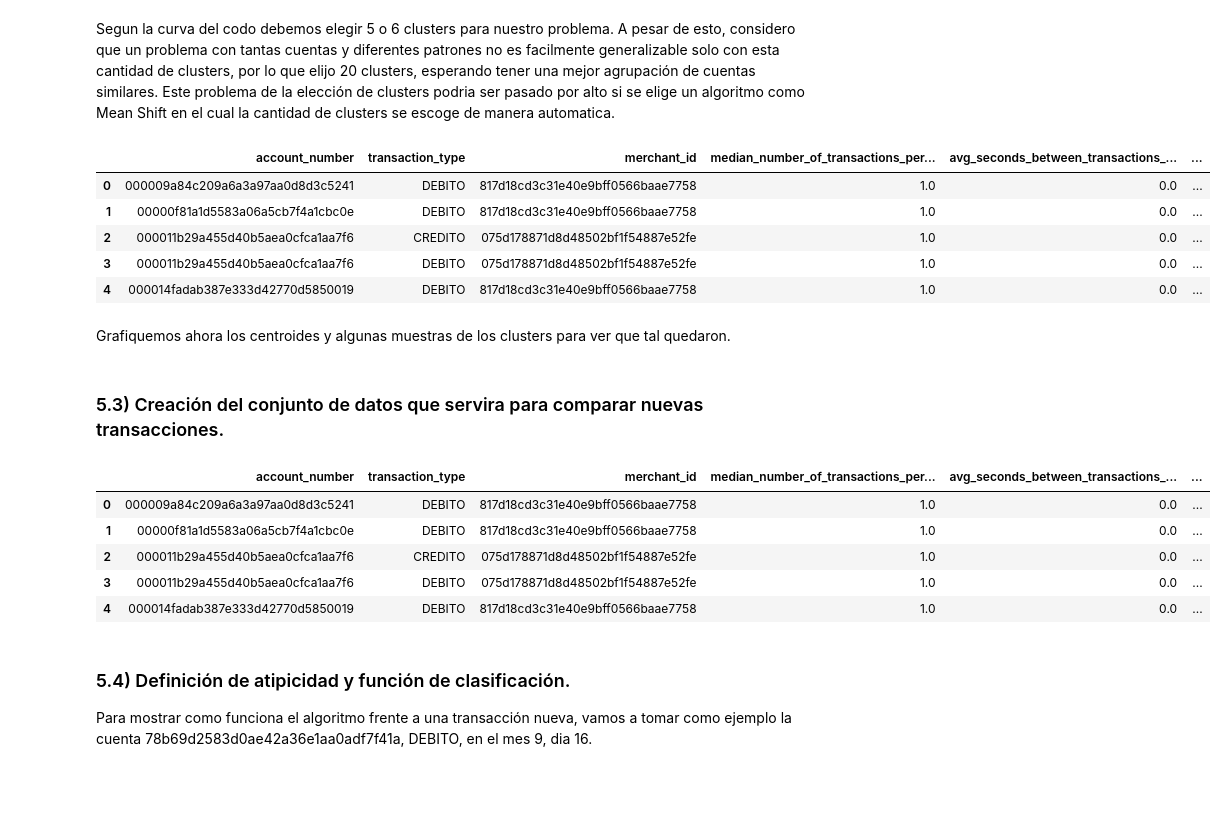
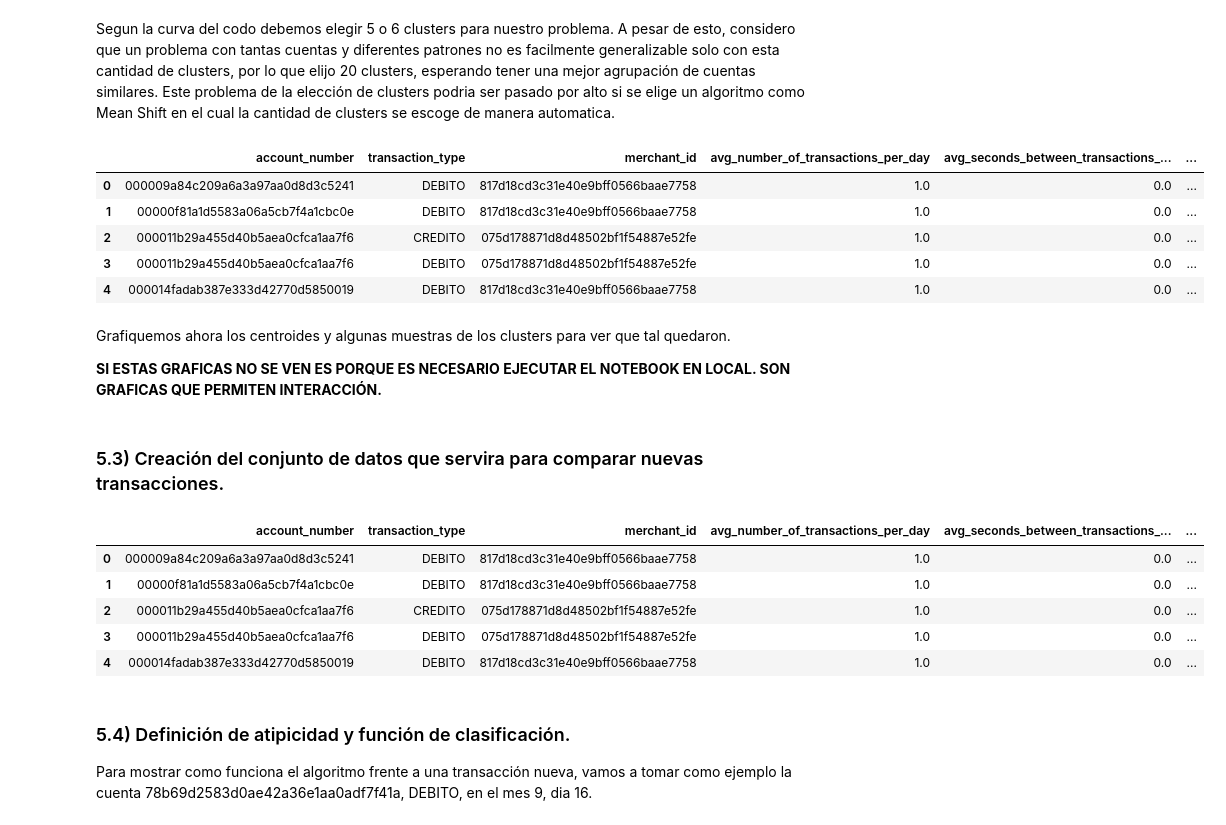
Before and after one commit to matmartinez97/RetoNEQUI, a Jupyter notebook: RetoNEQUI.ipynb, the cells around one changed output. Cells and saved outputs as stored; diff of their text form; code cells hidden in the pictures; blank space fills up the shorter version.

```diff
--- a/RetoNEQUI.ipynb
+++ b/RetoNEQUI.ipynb
@@ -206,8 +210,8 @@ En este caso elegi la mediana porque representa mejor la distribución que sigue
 # %%
 df_avg_transactions_per_day = df.groupby(["account_number", "transaction_type", 'merchant_id', "month", "day"])["account_number"].agg('count').to_frame('number_of_transactions').reset_index()
-df_avg_transactions_per_day = df_avg_transactions_per_day.groupby(["account_number", "transaction_type", 'merchant_id'])["number_of_transactions"].agg('median').to_frame('median_number_of_transactions_per_day').reset_index()
+df_avg_transactions_per_day = df_avg_transactions_per_day.groupby(["account_number", "transaction_type", 'merchant_id'])["number_of_transactions"].agg('mean').to_frame('avg_number_of_transactions_per_day').reset_index()
 
-df_avg_transactions_per_day["median_number_of_transactions_per_day"] = df_avg_transactions_per_day["median_number_of_transactions_per_day"].round()
+df_avg_transactions_per_day["avg_number_of_transactions_per_day"] = df_avg_transactions_per_day["avg_number_of_transactions_per_day"].round()
 
 df_avg_transactions_per_day.head()
 # %% [output]
@@ -312,7 +347,7 @@ Idealmente, utilizaría un algoritmo como Mean Shift para descubrir formas irreg
 
 Con esto en mente, vamos a realizar la curva del codo para obtener el número óptimo de clusters.
 # %%
-X = df_rfm[["median_number_of_transactions_per_day", "avg_seconds_between_transactions_per_day", "avg_transaction_amount_per_day"]]
+X = df_rfm[["avg_number_of_transactions_per_day", "avg_seconds_between_transactions_per_day", "avg_transaction_amount_per_day"]]
 
 scaler = MinMaxScaler()
 scaler.fit(X)
@@ -338,44 +373,31 @@ plt.show()
 # %% [markdown]
 Segun la curva del codo debemos elegir 5 o 6 clusters para nuestro problema. A pesar de esto, considero que un problema con tantas cuentas y diferentes patrones no es facilmente generalizable solo con esta cantidad de clusters, por lo que elijo 20 clusters, esperando tener una mejor agrupación de cuentas similares. Este problema de la elección de clusters podria ser pasado por alto si se elige un algoritmo como Mean Shift en el cual la cantidad de clusters se escoge de manera automatica.
 # %%
-X = df_rfm[["median_number_of_transactions_per_day", "avg_seconds_between_transactions_per_day", "avg_transaction_amount_per_day"]]
-
-scaler = MinMaxScaler()
-scaler.fit(X)
-X=scaler.transform(X)
-
 # Entrenamos el modelo con una cantidad de clusters igual a la variable number_of_clusters
 number_of_clusters = 20
 kmeans = KMeans(n_clusters=number_of_clusters)
 kmeans.fit(X)
 
 # Creamos un dataframe para añadir los clusters que nos dio el modelo.
 clusters=df_rfm.copy()
 clusters['cluster']=kmeans.labels_
 
 # Convertimos el numero de los clusters a string.
 clusters['cluster'] = clusters['cluster'].astype(str)
 
 # Obtenemos los centroides y los guardamos para su posterior uso.
 centroids = scaler.inverse_transform(kmeans.cluster_centers_)
 centroids_per_cluster = {}
 
 for i in range(number_of_clusters):
     centroids_per_cluster[f"Cluster{i}"] = {}
-    centroids_per_cluster[f"Cluster{i}"]["centroid_median_number_of_transactions_per_day"] = centroids[i][0]
+    centroids_per_cluster[f"Cluster{i}"]["centroid_avg_number_of_transactions_per_day"] = centroids[i][0]
     centroids_per_cluster[f"Cluster{i}"]["centroid_avg_seconds_between_transactions_per_day"] = centroids[i][1]
     centroids_per_cluster[f"Cluster{i}"]["centroid_avg_transaction_amount_per_day"] = centroids[i][2]
 
-'''
-centroids_per_cluster = {'Cluster1': {'median_number_of_transactions_per_day': centroids[0][0], 'avg_seconds_between_transactions_per_day': centroids[0][1], 'avg_transaction_amount_per_day': centroids[0][2]},
-                         'Cluster2': {'median_number_of_transactions_per_day': centroids[1][0], 'avg_seconds_between_transactions_per_day': centroids[1][1], 'avg_transaction_amount_per_day': centroids[1][2]},
-                         'Cluster3': {'median_number_of_transactions_per_day': centroids[2][0], 'avg_seconds_between_transactions_per_day': centroids[2][1], 'avg_transaction_amount_per_day': centroids[2][2]},
-                         'Cluster4': {'median_number_of_transactions_per_day': centroids[3][0], 'avg_seconds_between_transactions_per_day': centroids[3][1], 'avg_transaction_amount_per_day': centroids[3][2]}
-                        }
-'''
 clusters.head()
 # %% [output]
-|  | account_number | transaction_type | merchant_id | median_number_of_transactions_per... | avg_seconds_between_transactions_... | ... |
+|  | account_number | transaction_type | merchant_id | avg_number_of_transactions_per_day | avg_seconds_between_transactions_... | ... |
 | 0 | 000009a84c209a6a3a97aa0d8d3c5241 | DEBITO | 817d18cd3c31e40e9bff0566baae7758 | 1.0 | 0.0 | ... |
 | 1 | 00000f81a1d5583a06a5cb7f4a1cbc0e | DEBITO | 817d18cd3c31e40e9bff0566baae7758 | 1.0 | 0.0 | ... |
 | 2 | 000011b29a455d40b5aea0cfca1aa7f6 | CREDITO | 075d178871d8d48502bf1f54887e52fe | 1.0 | 0.0 | ... |
@@ -383,6 +405,8 @@ clusters.head()
 | 4 | 000014fadab387e333d42770d5850019 | DEBITO | 817d18cd3c31e40e9bff0566baae7758 | 1.0 | 0.0 | ... |
 # %% [markdown]
 Grafiquemos ahora los centroides y algunas muestras de los clusters para ver que tal quedaron.
+
+**SI ESTAS GRAFICAS NO SE VEN ES PORQUE ES NECESARIO EJECUTAR EL NOTEBOOK EN LOCAL. SON GRAFICAS QUE PERMITEN INTERACCIÓN.**
 # %%
 # Almaceno los centroides en un dataframe para mostrarlos.
 df_centroids = pd.DataFrame(centroids_per_cluster)
@@ -415,18 +439,18 @@ for key, values in centroids_per_cluster.items():
     actual_cluster = key.split("Cluster")[1]
 
     # Creación de columnas con los centroides.
-    clusters.loc[clusters["cluster"] == actual_cluster, ["Centroid_Frequency"]] = values["centroid_median_number_of_transactions_per_day"]
+    clusters.loc[clusters["cluster"] == actual_cluster, ["Centroid_Frequency"]] = values["centroid_avg_number_of_transactions_per_day"]
     clusters.loc[clusters["cluster"] == actual_cluster, ["Centroid_Recency"]] = values["centroid_avg_seconds_between_transactions_per_day"]
     clusters.loc[clusters["cluster"] == actual_cluster, ["Centroid_Monetary"]] = values["centroid_avg_transaction_amount_per_day"]
 
     # Creación de columnas con las desviaciones estandar.
-    clusters.loc[clusters["cluster"] == actual_cluster, ["STD_Frequency"]] = clusters.loc[clusters["cluster"] == actual_cluster, "median_number_of_transactions_per_day"].std()
+    clusters.loc[clusters["cluster"] == actual_cluster, ["STD_Frequency"]] = clusters.loc[clusters["cluster"] == actual_cluster, "avg_number_of_transactions_per_day"].std()
     clusters.loc[clusters["cluster"] == actual_cluster, ["STD_Recency"]] = clusters.loc[clusters["cluster"] == actual_cluster, "avg_seconds_between_transactions_per_day"].std()
     clusters.loc[clusters["cluster"] == actual_cluster, ["STD_Monetary"]] = clusters.loc[clusters["cluster"] == actual_cluster, "avg_transaction_amount_per_day"].std()
 
 clusters.head()
 # %% [output]
-|  | account_number | transaction_type | merchant_id | median_number_of_transactions_per... | avg_seconds_between_transactions_... | ... |
+|  | account_number | transaction_type | merchant_id | avg_number_of_transactions_per_day | avg_seconds_between_transactions_... | ... |
 | 0 | 000009a84c209a6a3a97aa0d8d3c5241 | DEBITO | 817d18cd3c31e40e9bff0566baae7758 | 1.0 | 0.0 | ... |
 | 1 | 00000f81a1d5583a06a5cb7f4a1cbc0e | DEBITO | 817d18cd3c31e40e9bff0566baae7758 | 1.0 | 0.0 | ... |
 | 2 | 000011b29a455d40b5aea0cfca1aa7f6 | CREDITO | 075d178871d8d48502bf1f54887e52fe | 1.0 | 0.0 | ... |
```
Also changed, not shown: parts of 11 cells of this notebook.
